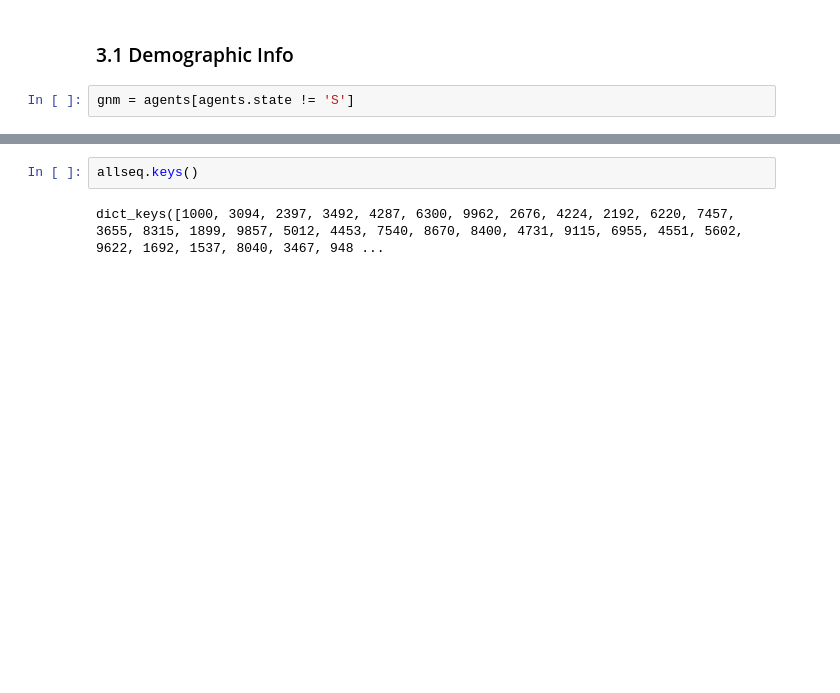
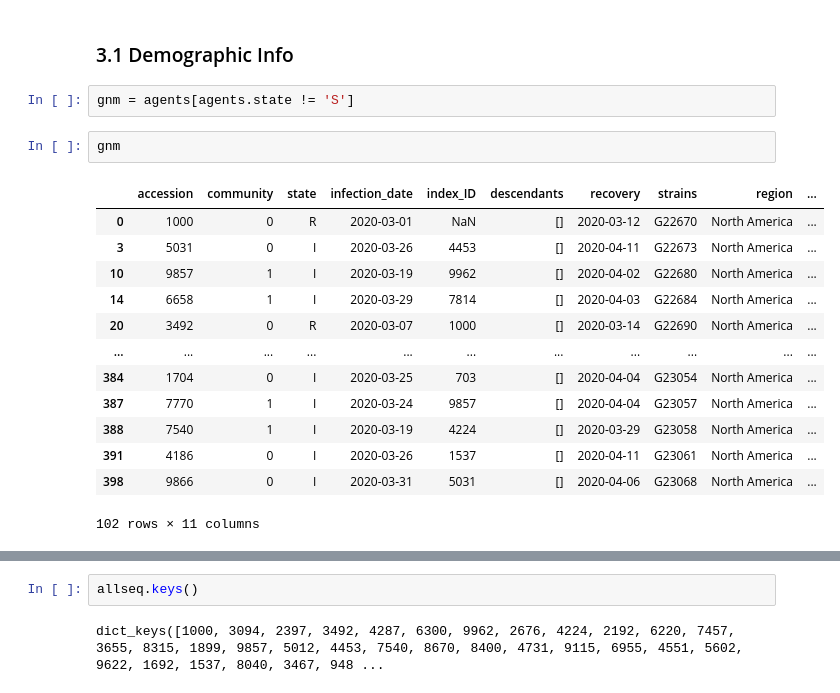
Before and after one commit to nahomiiiie/genomic_sampling, a Jupyter notebook: 01-creation.ipynb, the cells around one changed output, grey strips where cells are left out. Cells and saved outputs as stored; diff of their text form; blank space fills up the shorter version.

```diff
--- a/01-creation.ipynb
+++ b/01-creation.ipynb
@@ -349,3 +349,19 @@ base
 ### 3.1 Demographic Info
 # %%
 gnm = agents[agents.state != 'S']
+# %%
+gnm
+# %% [output]
+|  | accession | community | state | infection_date | index_ID | descendants | recovery | strains | region | ... |
+| 0 | 1000 | 0 | R | 2020-03-01 | NaN | [] | 2020-03-12 | G22670 | North America | ... |
+| 3 | 5031 | 0 | I | 2020-03-26 | 4453 | [] | 2020-04-11 | G22673 | North America | ... |
+| 10 | 9857 | 1 | I | 2020-03-19 | 9962 | [] | 2020-04-02 | G22680 | North America | ... |
+| 14 | 6658 | 1 | I | 2020-03-29 | 7814 | [] | 2020-04-03 | G22684 | North America | ... |
+| 20 | 3492 | 0 | R | 2020-03-07 | 1000 | [] | 2020-03-14 | G22690 | North America | ... |
+| ... | ... | ... | ... | ... | ... | ... | ... | ... | ... | ... |
+| 384 | 1704 | 0 | I | 2020-03-25 | 703 | [] | 2020-04-04 | G23054 | North America | ... |
+| 387 | 7770 | 1 | I | 2020-03-24 | 9857 | [] | 2020-04-04 | G23057 | North America | ... |
+| 388 | 7540 | 1 | I | 2020-03-19 | 4224 | [] | 2020-03-29 | G23058 | North America | ... |
+| 391 | 4186 | 0 | I | 2020-03-26 | 1537 | [] | 2020-04-11 | G23061 | North America | ... |
+| 398 | 9866 | 0 | I | 2020-03-31 | 5031 | [] | 2020-04-06 | G23068 | North America | ... |
+102 rows × 11 columns
```
Also changed, not shown: parts of 4 cells of this notebook, 24 other files.
